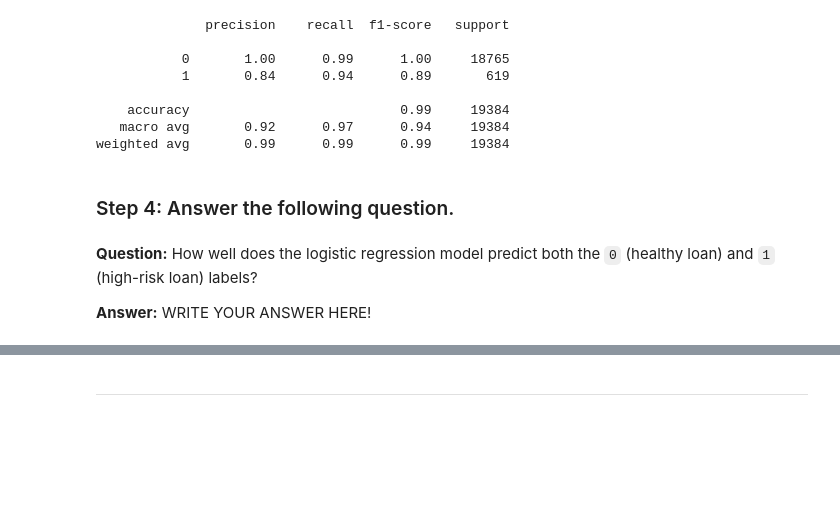
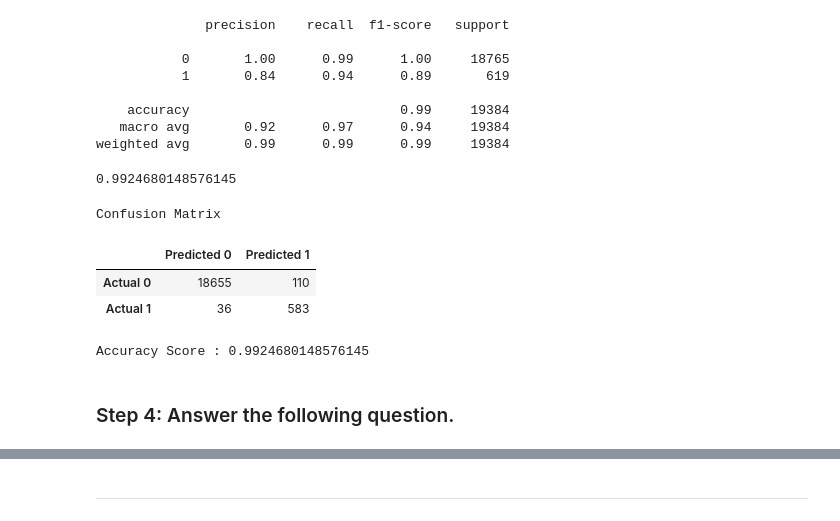
Before and after one commit to mopfun/credit-risk-classification, a Jupyter notebook: credit_risk_classification.ipynb, the cells around one changed output, grey strips where cells are left out. Saved outputs shown, nothing was run; the diff lists cells and outputs as text; code cells hidden in the pictures; blank space fills up the shorter version.

```diff
--- a/credit_risk_classification.ipynb
+++ b/credit_risk_classification.ipynb
@@ -128,9 +129,28 @@ print(classification_report)
     accuracy                           0.99     19384
    macro avg       0.92      0.97      0.94     19384
 weighted avg       0.99      0.99      0.99     19384
+# %%
+matrix = confusion_matrix(y_test, y_pred)
+matrix_df = pd.DataFrame(
+    matrix, index=['Actual 0', 'Actual 1'], columns=['Predicted 0', 'Predicted 1']
+)
+# %%
+from sklearn.metrics import accuracy_score
+
+# Display the accuracy score for the test dataset.
+acc_score = accuracy_score(y_test, y_pred)
+acc_score
+# %% [output]
+0.9924680148576145
+# %%
+print("Confusion Matrix")
+display(matrix_df)
+print(f"Accuracy Score : {acc_score}")
+# %% [output]
+Confusion Matrix
+|  | Predicted 0 | Predicted 1 |
+| Actual 0 | 18655 | 110 |
+| Actual 1 | 36 | 583 |
+Accuracy Score : 0.9924680148576145
 # %% [markdown]
 ### Step 4: Answer the following question.
-# %% [markdown]
-**Question:** How well does the logistic regression model predict both the `0` (healthy loan) and `1` (high-risk loan) labels?
-
-**Answer:** WRITE YOUR ANSWER HERE!
```
Also changed, not shown: parts of 19 cells of this notebook, 1 other file.
